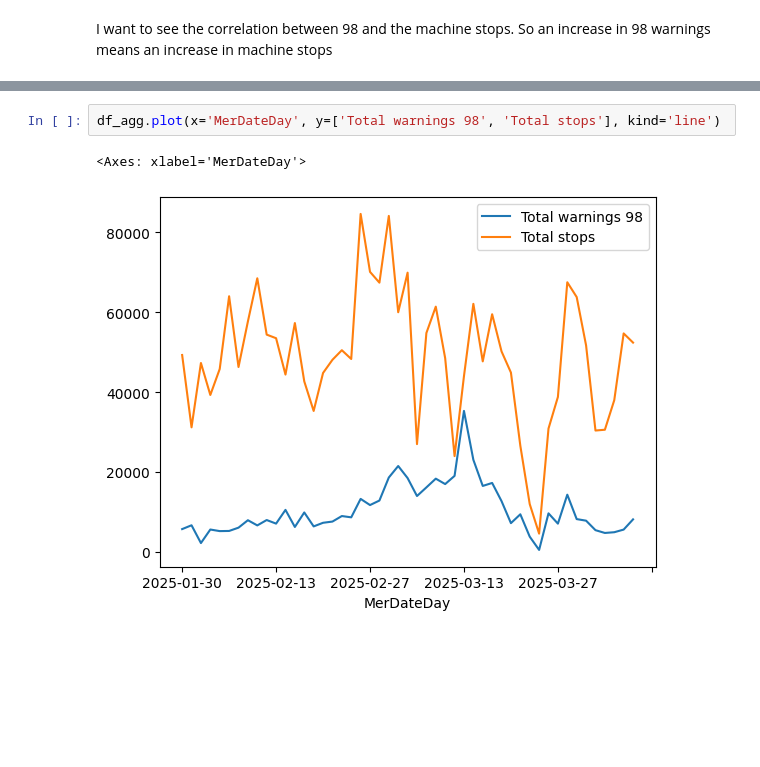
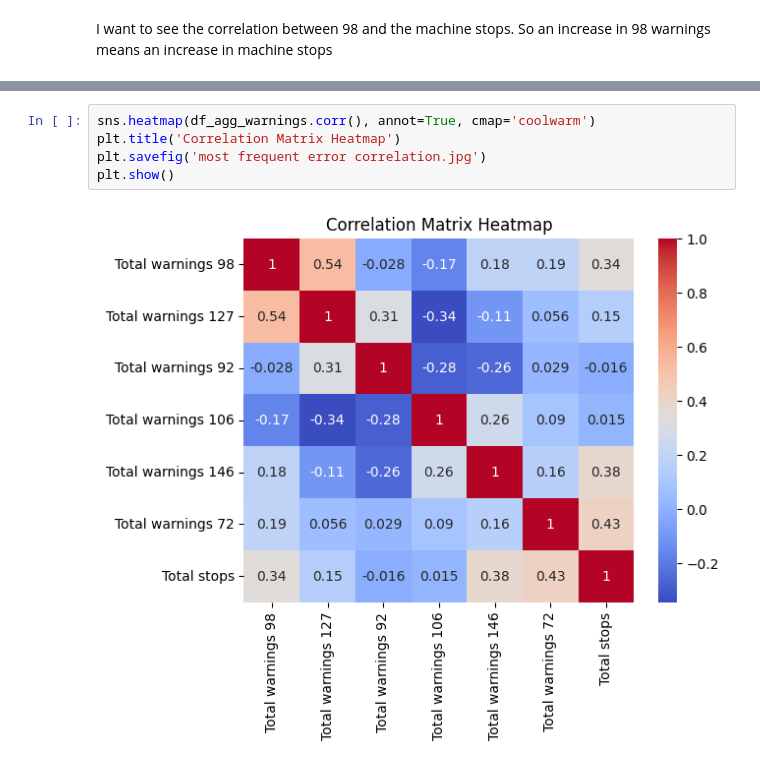
Before and after one commit to AcidSudo/Sanovo_19052025, a Jupyter notebook: EDA_correlation_stops.ipynb, the cells around one changed output, grey strips where cells are left out. Drawn from its saved outputs; the diff is of its cells as text; blank space fills up the shorter version.

```diff
--- a/EDA_correlation_stops.ipynb
+++ b/EDA_correlation_stops.ipynb
@@ -44,5 +102,7 @@ Name: Total stops lane related, dtype: float64
-# %%
-df_agg.plot(x='MerDateDay', y=['Total warnings 98', 'Total stops'], kind='line')
-# %% [output]
-<Axes: xlabel='MerDateDay'>
-[figure, removed]
+# %%
+sns.heatmap(df_agg_warnings.corr(), annot=True, cmap='coolwarm')
+plt.title('Correlation Matrix Heatmap')
+plt.savefig('most frequent error correlation.jpg')
+plt.show()
+# %% [output]
+[figure, added]
```
Also changed, not shown: parts of 7 cells of this notebook, 2 other files.
